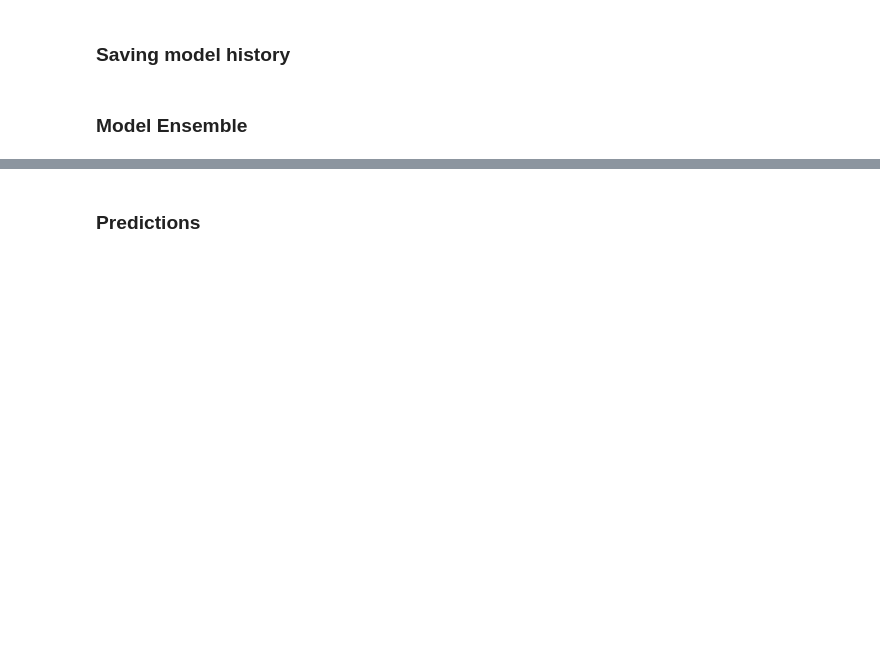
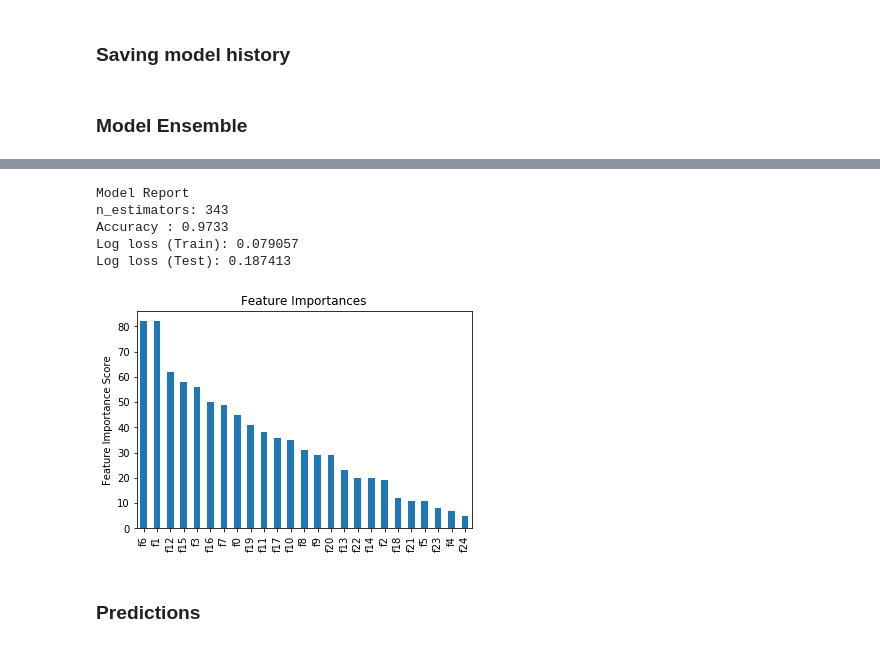
Before and after one commit to MarekKZielinski/Statoil-C-CORE-Iceberg-Classifier-Challenge, a Jupyter notebook: Iceberg-notebook.ipynb, the cells around one changed output, grey strips where cells are left out. Saved outputs shown, nothing was run; the diff lists cells and outputs as text; code cells hidden in the pictures; blank space fills up the shorter version.

```diff
--- a/Iceberg-notebook.ipynb
+++ b/Iceberg-notebook.ipynb
@@ -1036,18 +1260,25 @@ modelfit(xgb4, ensemble_val, y_val['is_iceberg'], ensemble_train, y_train['is_ic
 # %%
 xgb5 = xgb.XGBClassifier(
  learning_rate =0.03,
  n_estimators=1000,
- max_depth=5,
+ max_depth=2,
  min_child_weight=3.5,
- gamma=0.0,
- subsample=0.8,
- colsample_bytree=0.8,
- reg_alpha=1,
+ gamma=0.1,
+ subsample=0.65,
+ colsample_bytree=0.65,
+ reg_alpha=3e-6,
  objective= 'binary:logistic',
  nthread=8,
  scale_pos_weight=1,
  seed=27)
 modelfit(xgb5, ensemble_train, y_train['is_iceberg'], ensemble_val, y_val['is_iceberg'])
+# %% [output]
+Model Report
+n_estimators: 343
+Accuracy : 0.9733
+Log loss (Train): 0.079057
+Log loss (Test): 0.187413
+[figure, added]
 # %%
 with open('models/modelXgb4.pickle', 'wb') as handle:
     pickle.dump(xgb4, handle, protocol=pickle.HIGHEST_PROTOCOL)
```
Also changed, not shown: parts of 26 cells of this notebook, 1 other file.
